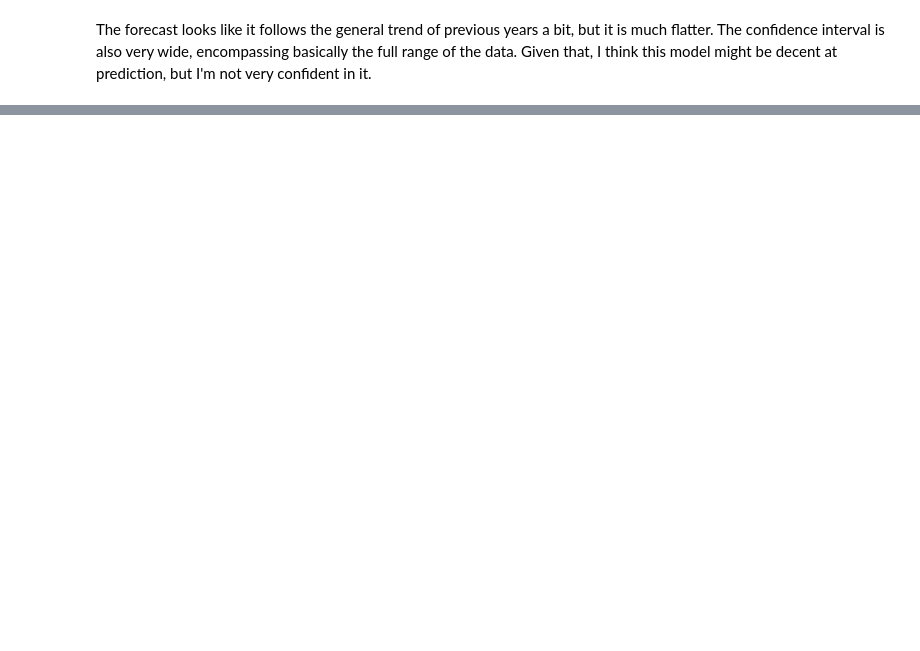
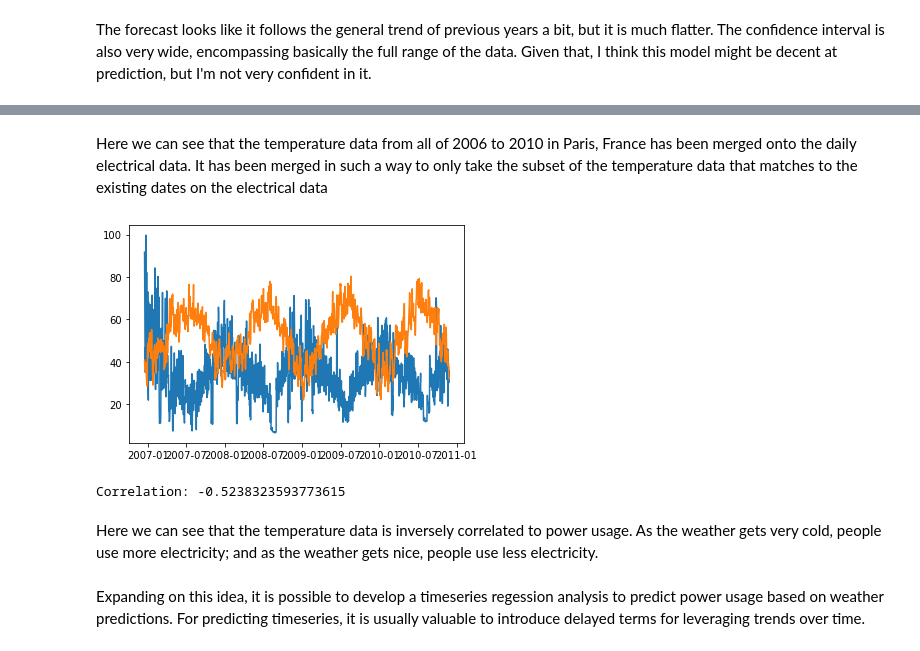
Before and after one commit to antwon87/CMPE255_Project, a Jupyter notebook: Project.ipynb, the cells around one changed output, grey strips where cells are left out. Drawn from its saved outputs; the diff is of its cells as text; code cells hidden in the pictures; blank space fills up the shorter version.

```diff
--- a/Project.ipynb
+++ b/Project.ipynb
@@ -540,0 +714,10 @@ The forecast looks like it follows the general trend of previous years a bit, bu
+# %%
+temp_2006 = pd.read_csv('data/temp_2006.csv', sep=',')
+temp_2007 = pd.read_csv('data/temp_2007.csv', sep=',')
+temp_2008 = pd.read_csv('data/temp_2008.csv', sep=',')
+temp_2009 = pd.read_csv('data/temp_2009.csv', sep=',')
+temp_2010 = pd.read_csv('data/temp_2010.csv', sep=',')
+temp_data = pd.concat([temp_2006, temp_2007, temp_2008, temp_2009, temp_2010])
+temp_datetime_data = pd.to_datetime( temp_data[['year','month','day']])
+temps = pd.concat([temp_datetime_data, temp_data['temp']], axis=1)
+temps.columns = ['Date_Time','temp']
@@ -540,0 +733,4 @@ The forecast looks like it follows the general trend of previous years a bit, bu
+# %%
+merged_daily = pd.merge(daily_data, temps, on="Date_Time")
+print(merged_daily.shape)
+merged_daily.head()
@@ -540,0 +745,15 @@ The forecast looks like it follows the general trend of previous years a bit, bu
+# %% [markdown]
+Here we can see that the temperature data from all of 2006 to 2010 in Paris, France has been merged onto the daily electrical data. It has been merged in such a way to only take the subset of the temperature data that matches to the existing dates on the electrical data
+# %%
+power_temp_corr = merged_daily['Global_apparent_power'].corr(merged_daily['temp'])
+plt.plot(merged_daily['Date_Time'], merged_daily['Global_apparent_power']*30)
+plt.plot(merged_daily['Date_Time'], merged_daily['temp'])
+plt.show()
+print("Correlation: " + str(power_temp_corr))
+# %% [output]
+[figure, added]
+Correlation: -0.5238323593773615
+# %% [markdown]
+Here we can see that the temperature data is inversely correlated to power usage. As the weather gets very cold, people use more electricity; and as the weather gets nice, people use less electricity.
+# %% [markdown]
+Expanding on this idea, it is possible to develop a timeseries regession analysis to predict power usage based on weather predictions. For predicting timeseries, it is usually valuable to introduce delayed terms for leveraging trends over time.
```
Also changed, not shown: parts of 48 cells of this notebook, 1 other file.
